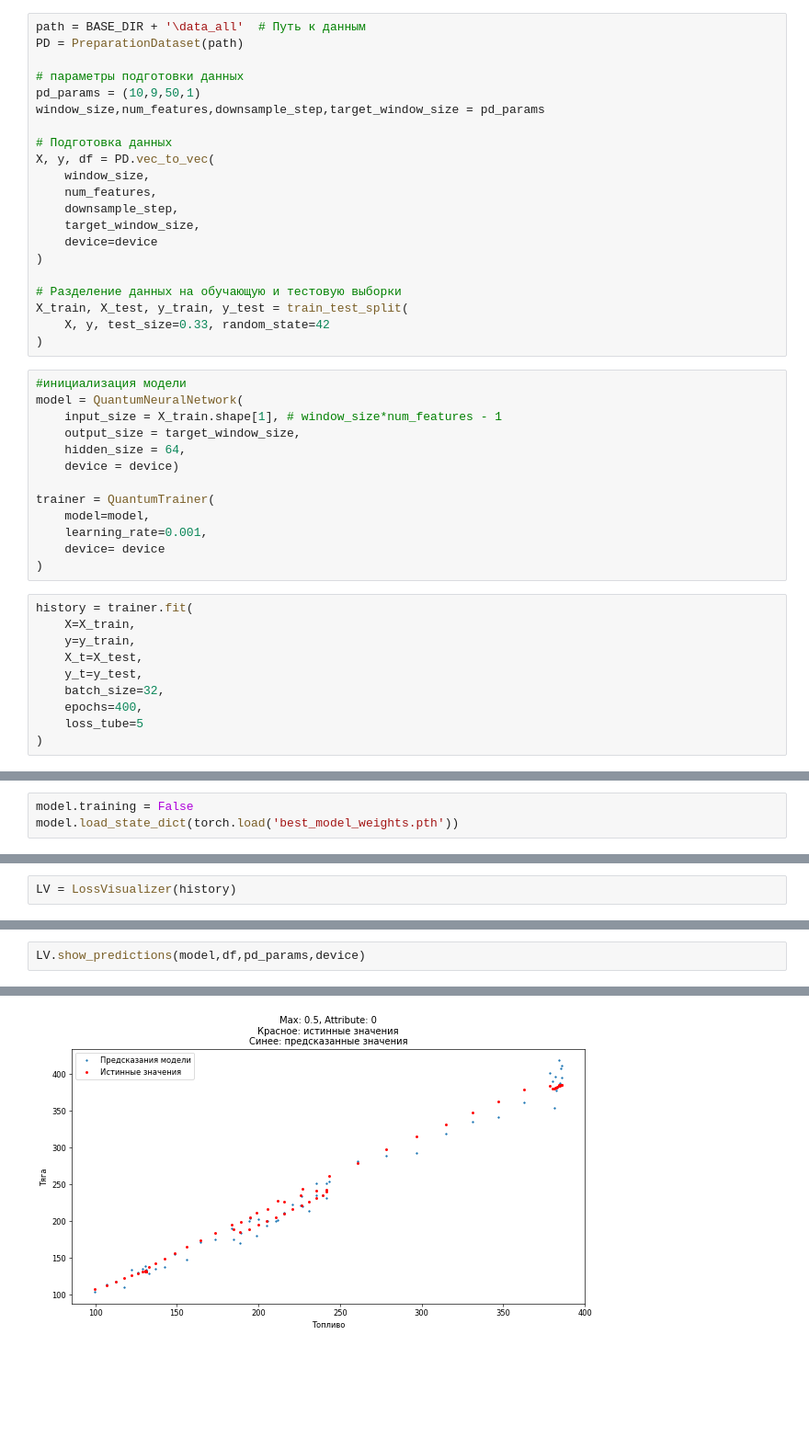
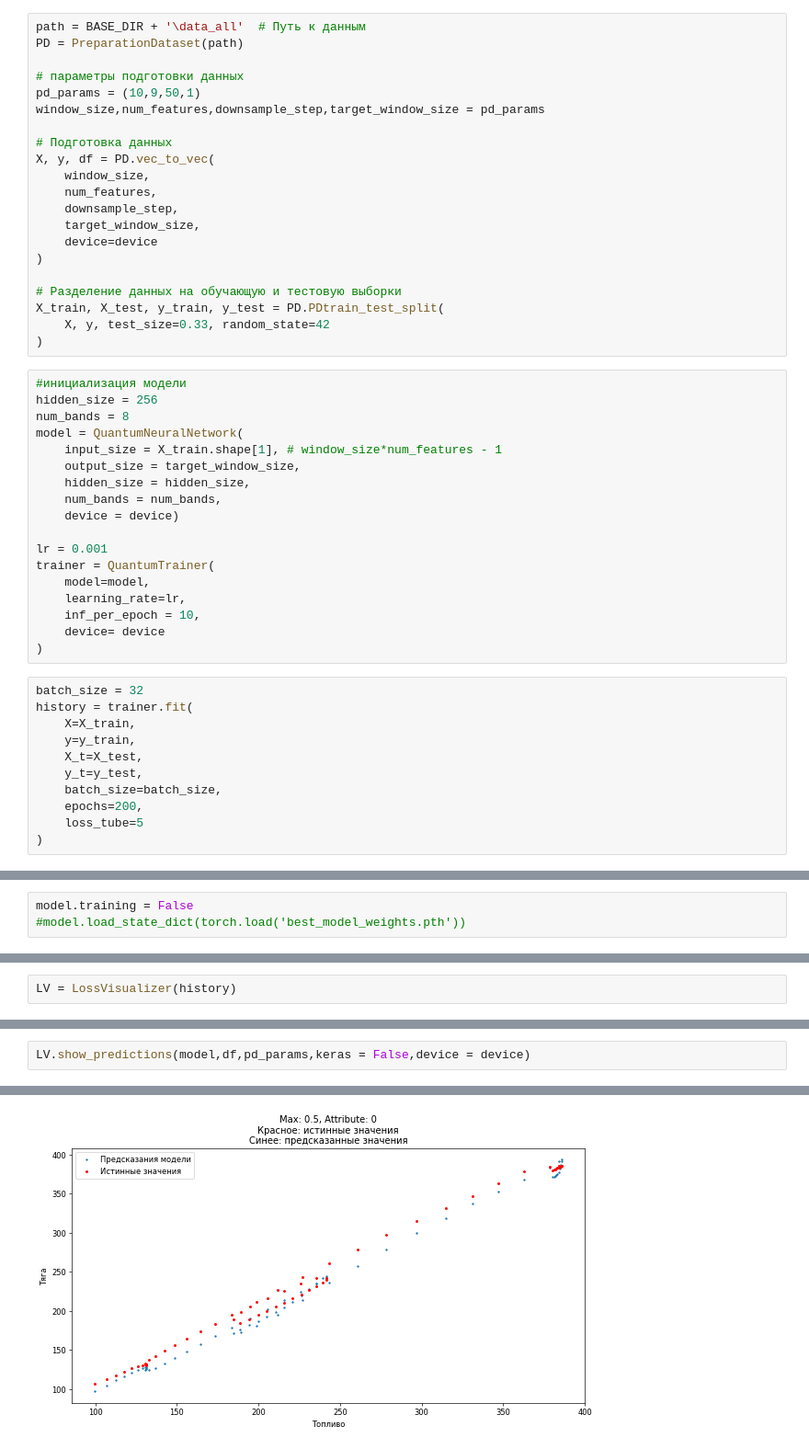
Before and after one commit to N1QWO/pr_aria, a Jupyter notebook: model/QUANT/test_1.ipynb, the cells around one changed output, grey strips where cells are left out. Shown at 92% size. Cells and saved outputs as stored; diff of their text form; blank space fills up the shorter version.

```diff
--- a/model/QUANT/test_1.ipynb
+++ b/model/QUANT/test_1.ipynb
@@ -40,30 +41,36 @@ X, y, df = PD.vec_to_vec(
 )
 
 # Разделение данных на обучающую и тестовую выборки
-X_train, X_test, y_train, y_test = train_test_split(
+X_train, X_test, y_train, y_test = PD.PDtrain_test_split(
     X, y, test_size=0.33, random_state=42
 )
 # %%
 #инициализация модели
+hidden_size = 256
+num_bands = 8
 model = QuantumNeuralNetwork(
     input_size = X_train.shape[1], # window_size*num_features - 1
     output_size = target_window_size,
-    hidden_size = 64,
+    hidden_size = hidden_size,
+    num_bands = num_bands,
     device = device)
 
+lr = 0.001
 trainer = QuantumTrainer(
     model=model,
-    learning_rate=0.001,
+    learning_rate=lr,
+    inf_per_epoch = 10,
     device= device
 )
 # %%
+batch_size = 32
 history = trainer.fit(
     X=X_train,
     y=y_train,
     X_t=X_test,
     y_t=y_test,
-    batch_size=32,
-    epochs=400,
+    batch_size=batch_size,
+    epochs=200,
     loss_tube=5
 )
 # %% [output]
@@ -85,3 +94,3 @@ Test - MAPE: 0.030810, Tube: 0.792299
 # %%
 model.training = False
-model.load_state_dict(torch.load('best_model_weights.pth'))
+#model.load_state_dict(torch.load('best_model_weights.pth'))
@@ -109,5 +130,5 @@ LV.histogram_mape(model,X_test,y_test,limit_percel = 100)
 Процент значений MAPE < 1.0: 1.0
 # %%
-LV.show_predictions(model,df,pd_params,device)
+LV.show_predictions(model,df,pd_params,keras = False,device = device)
 # %% [output]
 Количество записей: 5334
@@ -119,3 +140,3 @@ LV.show_predictions(model,df,pd_params,device)
 Количество записей: 5334
-[figure, old version]
+[figure, new version]
 Количество записей: 5334
```
Also changed, not shown: parts of 10 cells of this notebook, 8 other files.
